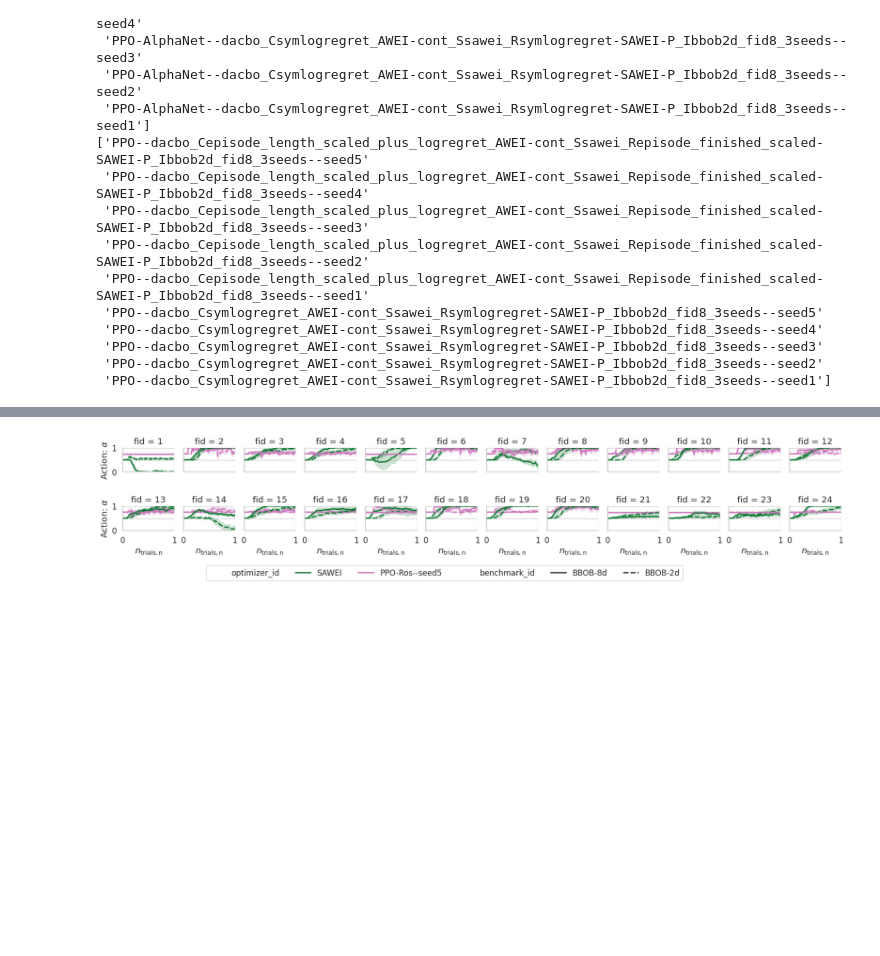
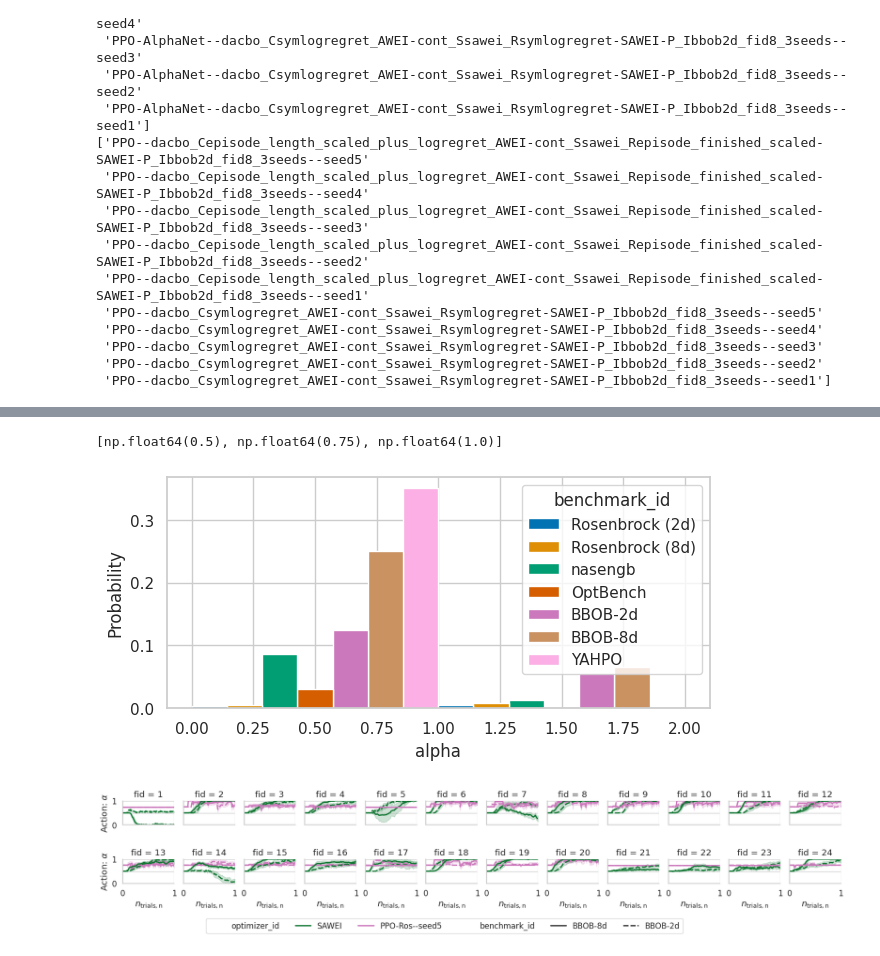
Before and after one commit to automl-private/dacboenv, a Jupyter notebook: notebooks/inspect_policy.ipynb, the cells around one changed output, grey strips where cells are left out. Drawn from its saved outputs; the diff is of its cells as text; code cells hidden in the pictures; blank space fills up the shorter version.

```diff
--- a/notebooks/inspect_policy.ipynb
+++ b/notebooks/inspect_policy.ipynb
@@ -328,0 +397,22 @@ plt.show()
+# %%
+sns.set_style("whitegrid")
+# sns.set_theme(style="white", rc={"axes.facecolor": (0, 0, 0, 0)})
+fig = plt.figure(figsize=(7,3))
+ax = fig.add_subplot(111)
+ax = sns.histplot(
+    data=df,
+    x=variable,
+    # bins=values + [values[-1] + 1e-6],
+    stat="probability",
+    discrete=True,
+    alpha=1,
+    hue="benchmark_id",
+    multiple="dodge",
+    palette="colorblind",
+    ax=ax,
+)
+# ax.set_xticks(values)
+# ax.legend(bbox_to_anchor=(1.05, 1), title="Benchmark")
+# %% [output]
+[np.float64(0.5), np.float64(0.75), np.float64(1.0)]
+[figure, added]
```
Also changed, not shown: parts of 4 cells of this notebook, 2 other files.
